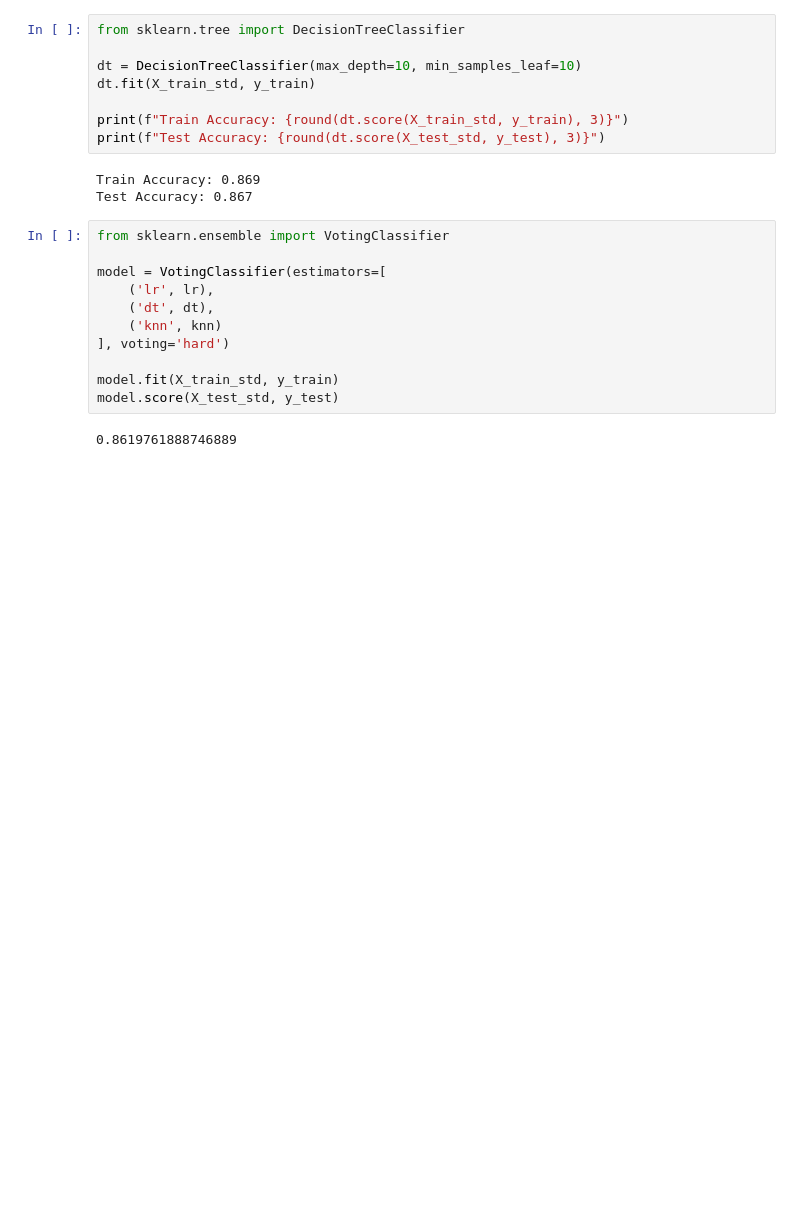
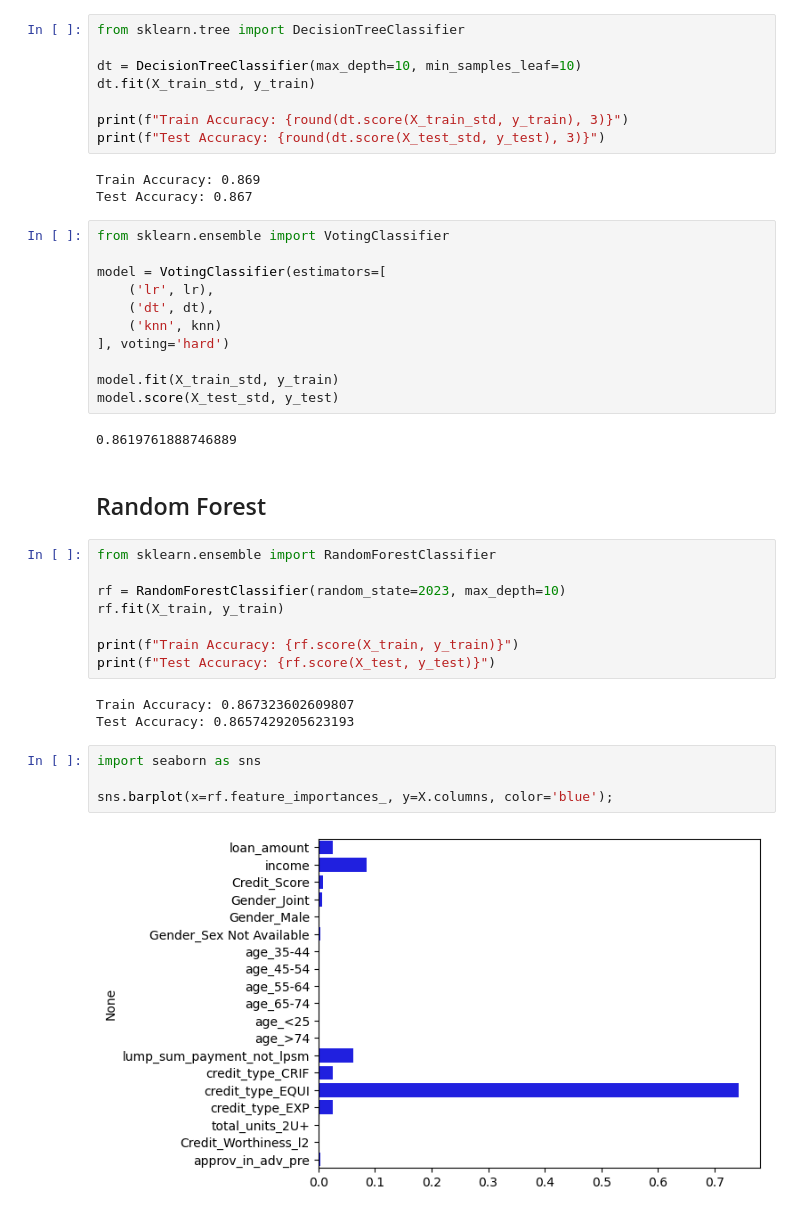
Before and after one commit to Camiloesp/PythonDataScience_SupervisedML, a Jupyter notebook: Classification_Modeling/7_EnsembleModels.ipynb, the cells around one changed output. Saved outputs shown, nothing was run; the diff lists cells and outputs as text; blank space fills up the shorter version.

```diff
--- a/Classification_Modeling/7_EnsembleModels.ipynb
+++ b/Classification_Modeling/7_EnsembleModels.ipynb
@@ -134,3 +134,22 @@ model.fit(X_train_std, y_train)
 model.score(X_test_std, y_test)
 # %% [output]
 0.8619761888746889
+# %% [markdown]
+## Random Forest
+# %%
+from sklearn.ensemble import RandomForestClassifier
+
+rf = RandomForestClassifier(random_state=2023, max_depth=10)
+rf.fit(X_train, y_train)
+
+print(f"Train Accuracy: {rf.score(X_train, y_train)}")
+print(f"Test Accuracy: {rf.score(X_test, y_test)}")
+# %% [output]
+Train Accuracy: 0.867323602609807
+Test Accuracy: 0.8657429205623193
+# %%
+import seaborn as sns
+
+sns.barplot(x=rf.feature_importances_, y=X.columns, color='blue');
+# %% [output]
+[figure, added]
```
Also changed, not shown: parts of 3 cells of this notebook.
